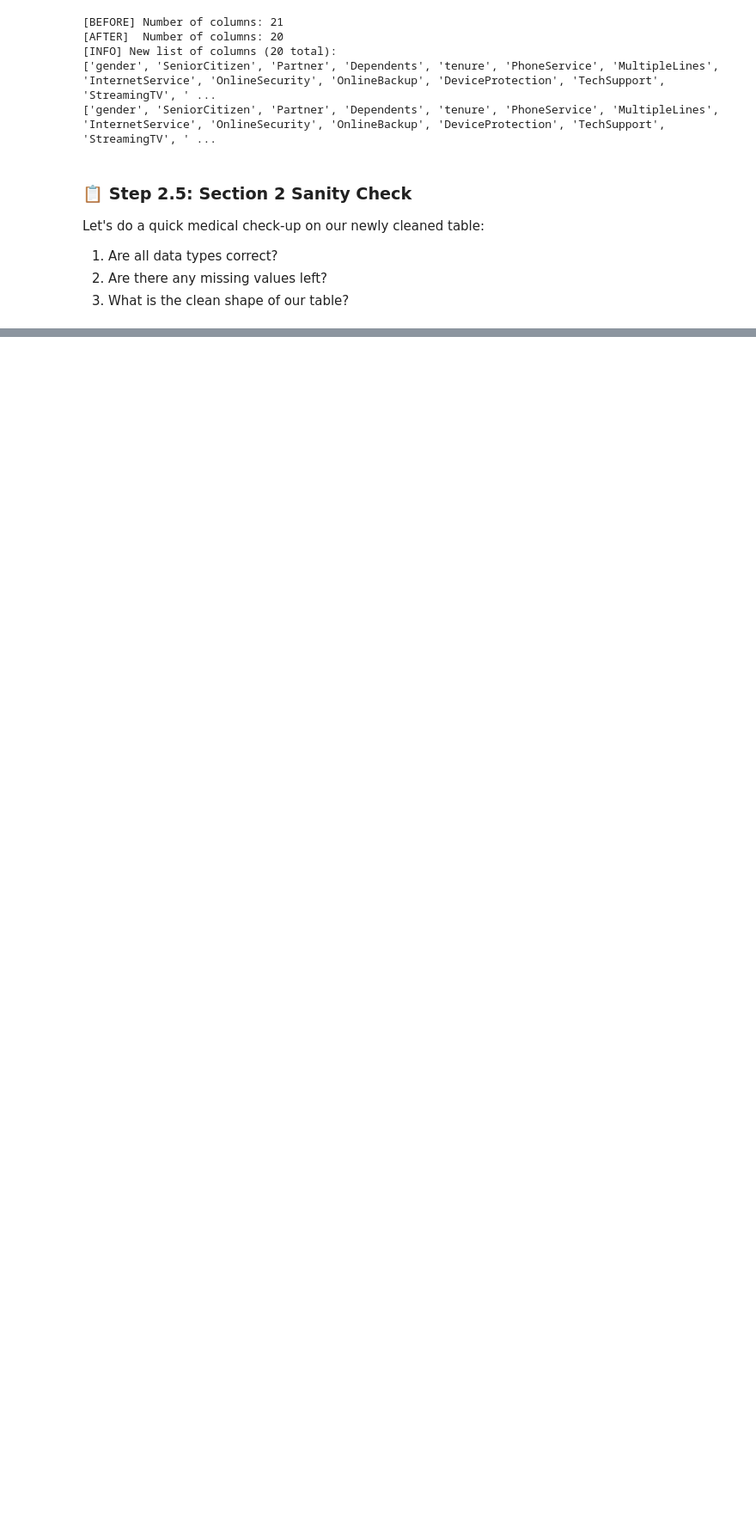
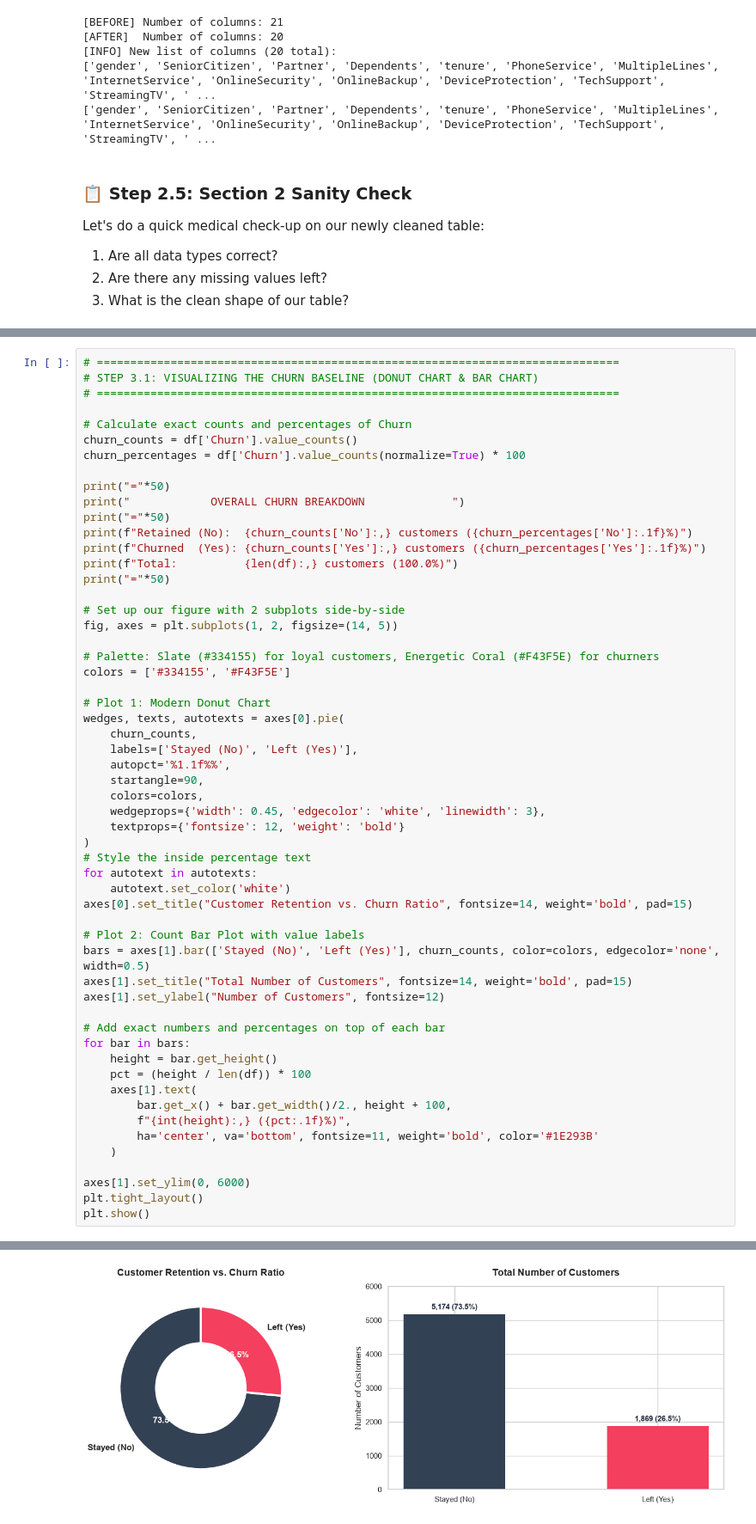
Before and after one commit to AsemaniJoshua/Retention-Analysis-Data-Science-Project, a Jupyter notebook: telco_customer_churn_analysis.ipynb, the cells around one changed output, grey strips where cells are left out. Shown at 86% size. Cells and saved outputs as stored; diff of their text form; blank space fills up the shorter version.

Commit message:
feat: add Section 3 Exploratory Data Analysis and churn baseline visualizations to notebook and README

```diff
--- a/telco_customer_churn_analysis.ipynb
+++ b/telco_customer_churn_analysis.ipynb
@@ -503,0 +528,57 @@ In Section 3, we will start drawing colorful charts to answer questions like:
+# %%
+# ==============================================================================
+# STEP 3.1: VISUALIZING THE CHURN BASELINE (DONUT CHART & BAR CHART)
+# ==============================================================================
+
+# Calculate exact counts and percentages of Churn
+churn_counts = df['Churn'].value_counts()
+churn_percentages = df['Churn'].value_counts(normalize=True) * 100
+
+print("="*50)
+print("            OVERALL CHURN BREAKDOWN             ")
+print("="*50)
+print(f"Retained (No):  {churn_counts['No']:,} customers ({churn_percentages['No']:.1f}%)")
+print(f"Churned  (Yes): {churn_counts['Yes']:,} customers ({churn_percentages['Yes']:.1f}%)")
+print(f"Total:          {len(df):,} customers (100.0%)")
+print("="*50)
+
+# Set up our figure with 2 subplots side-by-side
+fig, axes = plt.subplots(1, 2, figsize=(14, 5))
+
+# Palette: Slate (#334155) for loyal customers, Energetic Coral (#F43F5E) for churners
+colors = ['#334155', '#F43F5E']
+
+# Plot 1: Modern Donut Chart
+wedges, texts, autotexts = axes[0].pie(
+    churn_counts,
+    labels=['Stayed (No)', 'Left (Yes)'],
+    autopct='%1.1f%%',
+    startangle=90,
+    colors=colors,
+    wedgeprops={'width': 0.45, 'edgecolor': 'white', 'linewidth': 3},
+    textprops={'fontsize': 12, 'weight': 'bold'}
+)
+# Style the inside percentage text
+for autotext in autotexts:
+    autotext.set_color('white')
+axes[0].set_title("Customer Retention vs. Churn Ratio", fontsize=14, weight='bold', pad=15)
+
+# Plot 2: Count Bar Plot with value labels
+bars = axes[1].bar(['Stayed (No)', 'Left (Yes)'], churn_counts, color=colors, edgecolor='none', width=0.5)
+axes[1].set_title("Total Number of Customers", fontsize=14, weight='bold', pad=15)
+axes[1].set_ylabel("Number of Customers", fontsize=12)
+
+# Add exact numbers and percentages on top of each bar
+for bar in bars:
+    height = bar.get_height()
+    pct = (height / len(df)) * 100
+    axes[1].text(
+        bar.get_x() + bar.get_width()/2., height + 100,
+        f"{int(height):,} ({pct:.1f}%)",
+        ha='center', va='bottom', fontsize=11, weight='bold', color='#1E293B'
+    )
+
+axes[1].set_ylim(0, 6000)
+plt.tight_layout()
+plt.show()
+# %% [output]
@@ -503,0 +592 @@ In Section 3, we will start drawing colorful charts to answer questions like:
+[figure, added]
```
Also changed, not shown: parts of 14 cells of this notebook, 1 other file.
